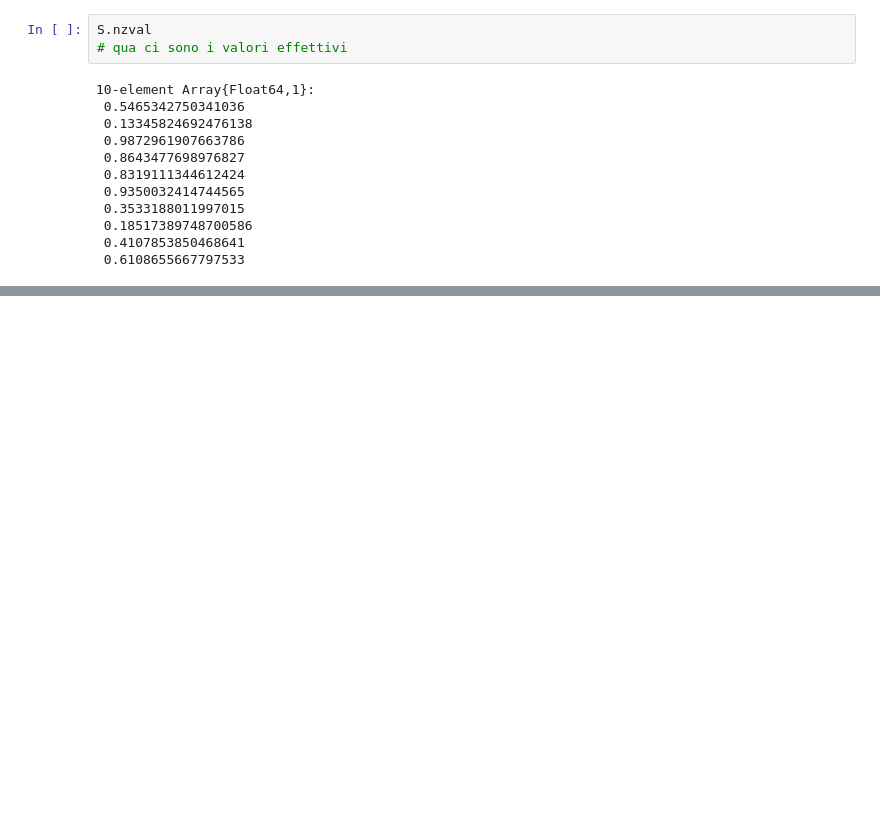
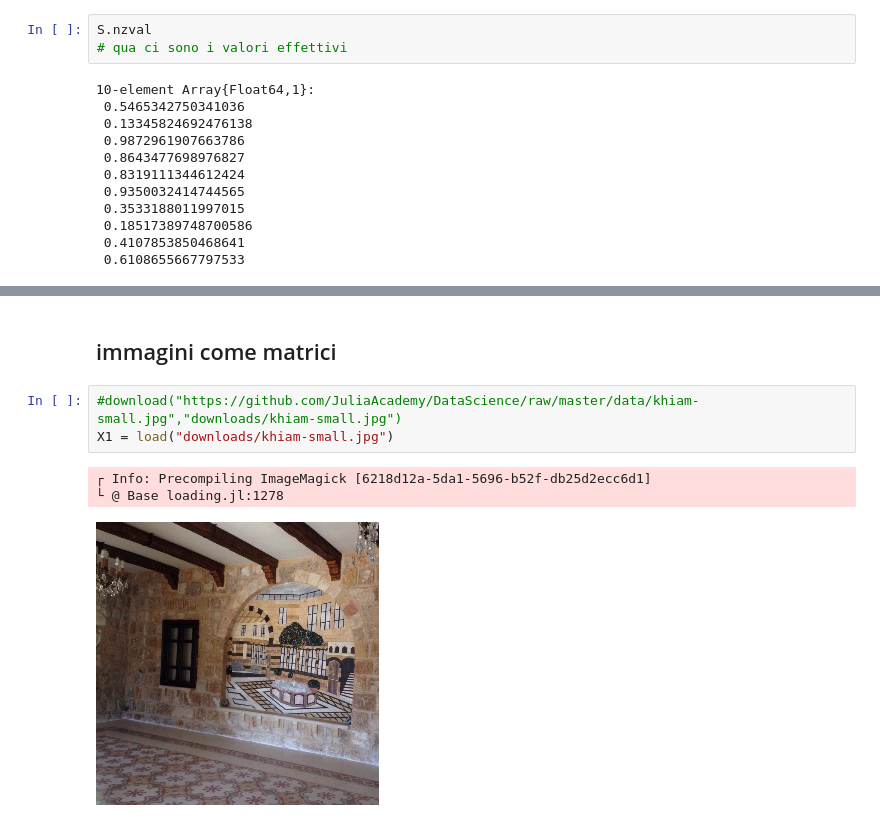
Before and after one commit to sfacca/stage-Machine-learning, a Jupyter notebook: julia/julia for data science/appunti julia for data science linear algebra.ipynb, the cells around one changed output, grey strips where cells are left out. Cells and saved outputs as stored; diff of their text form; blank space fills up the shorter version.

```diff
--- a/julia/julia for data science/appunti julia for data science linear algebra.ipynb
+++ b/julia/julia for data science/appunti julia for data science linear algebra.ipynb
@@ -254,0 +346,9 @@ S.nzval
+# %% [markdown]
+## immagini come matrici
+# %%
+#download("https://github.com/JuliaAcademy/DataScience/raw/master/data/khiam-small.jpg","downloads/khiam-small.jpg")
+X1 = load("downloads/khiam-small.jpg")
+# %% [output]
+┌ Info: Precompiling ImageMagick [6218d12a-5da1-5696-b52f-db25d2ecc6d1]
+└ @ Base loading.jl:1278
+[figure, added]
```
Also changed, not shown: parts of 35 cells of this notebook, 2 other files.
